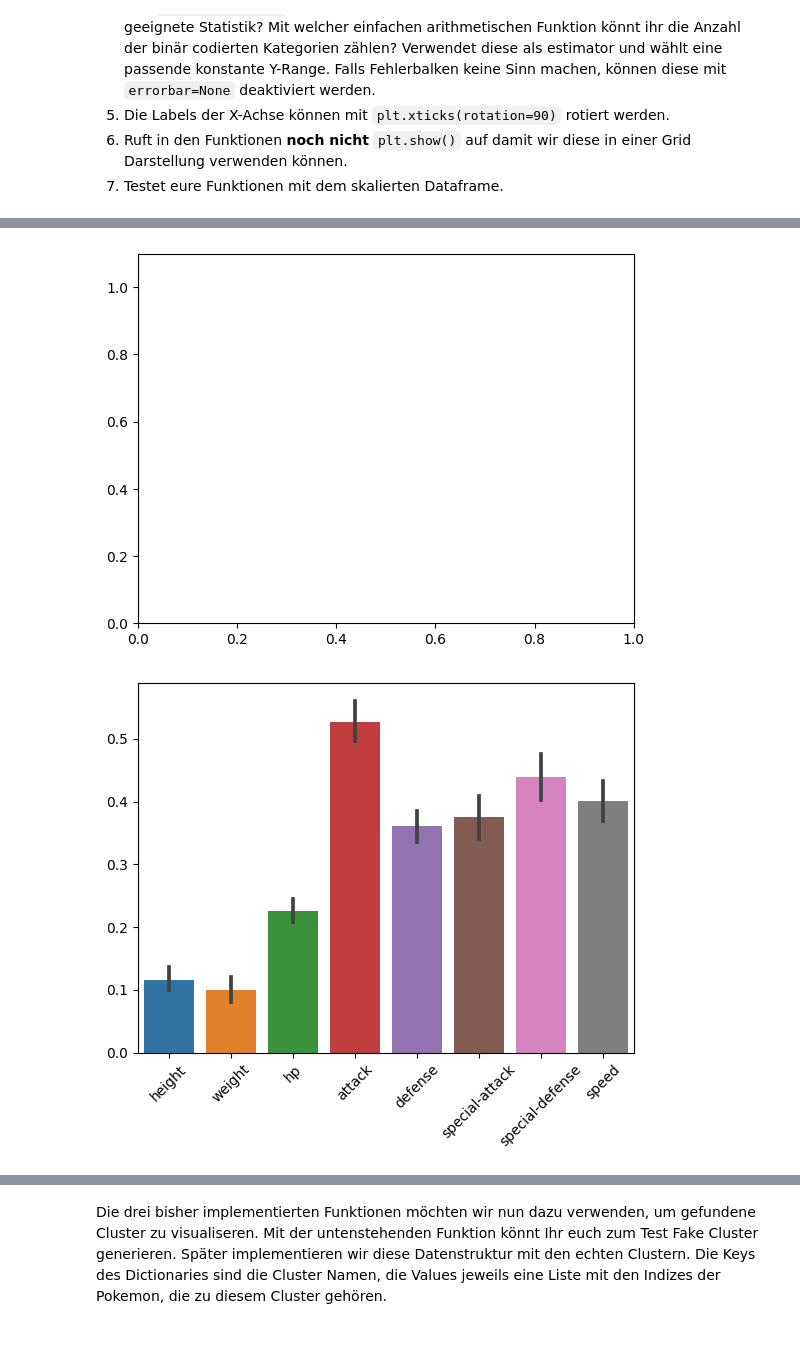
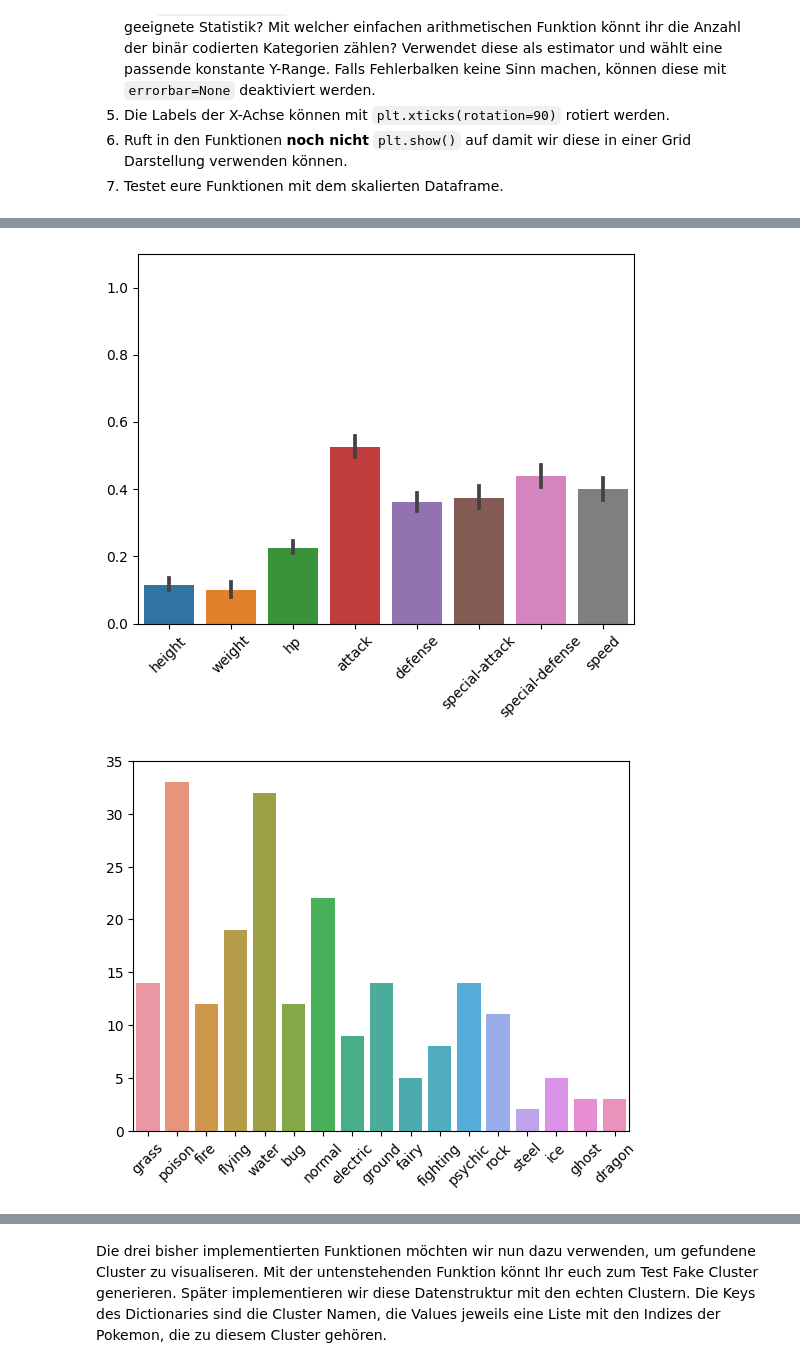
Before and after one commit to Branchverse/datamininglecture, a Jupyter notebook: 4_pokemon_clustering/VersuchPokemonClustering.ipynb, the cells around one changed output, grey strips where cells are left out. Saved outputs shown, nothing was run; the diff lists cells and outputs as text; code cells hidden in the pictures; blank space fills up the shorter version.

```diff
--- a/4_pokemon_clustering/VersuchPokemonClustering.ipynb
+++ b/4_pokemon_clustering/VersuchPokemonClustering.ipynb
@@ -471,25 +450,24 @@ memory usage: 34.7+ KB
 # %%
-#1
-#2 TODO unabhaengig numerisch bissle woops needs to be fixed
-#3 #4 TODO #5 TODO #6 TODO #7 TODO
+#1 #2 #3 #4 #5 #6 TODO #7 TODO
 import matplotlib.pyplot as plt
 import seaborn as sns
 
-# TODO: FRAGE: Habe ja keine Kategorischen spalten? Was soll ich hier machen?
-plt.ylim(0, 1.1)
-fig,ax = plt.subplots()
-ax.set_xticklabels(ax.get_xticklabels(), rotation=45)
 def plot_numerics(dataframe):
-    sns.barplot(data=dataframe[notype_columns]) # TODO: Dis vong oben, Dis not GOOD
+    sns.barplot(data=dataframe[notype_columns])
+    plt.xticks(rotation=45)
+    plt.ylim(0, 1.1)
 
 def plot_categories(dataframe):
-    sns.barplot(data=dataframe[type_columns])
+    sns.barplot(data=dataframe[type_columns], estimator='sum', errorbar=None) # Mean kacke weil es ist eig ein True/False Feld, daher Anzahl besser
+    plt.xticks(rotation=45)
+    plt.ylim(0, 35)
 
 
 plot_numerics(df_scaled)
 plt.show()
+
 plot_categories(df_scaled)
-plt.show() # TODO: wie zum fick mach ich die labels nicht ueberlappend!?
+plt.show()
 # %% [output]
-[figure, old version]
+[figure, new version]
-[figure, old version]
+[figure, new version]
```
Also changed, not shown: parts of 5 cells of this notebook, 1 other file.
